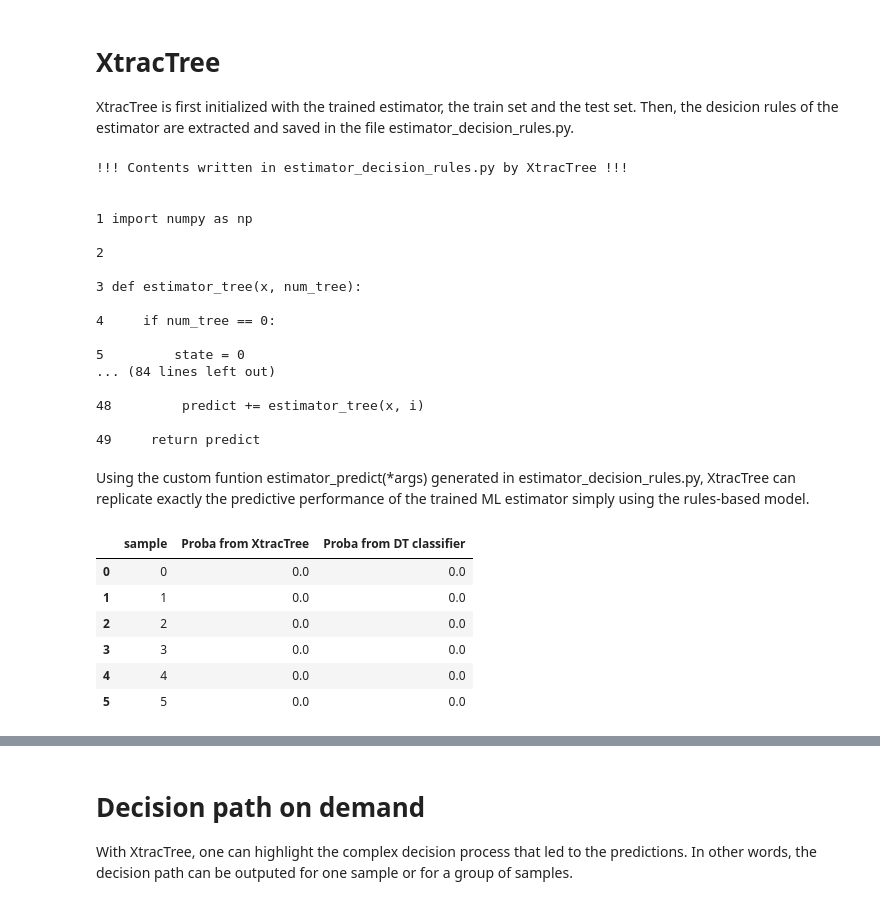
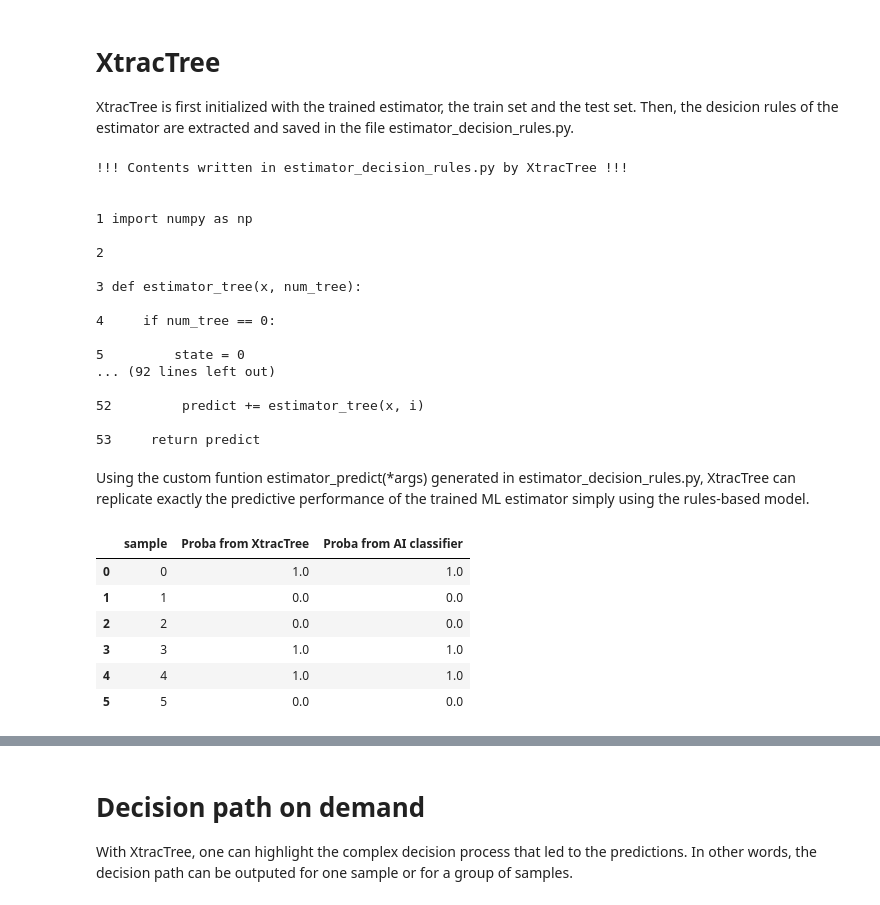
Before and after one commit to dagrate/xtractree, a Jupyter notebook: xtractree_demo.ipynb, the cells around one changed output, grey strips where cells are left out. Saved outputs shown, nothing was run; the diff lists cells and outputs as text; code cells hidden in the pictures.

```diff
--- a/xtractree_demo.ipynb
+++ b/xtractree_demo.ipynb
@@ -271,3 +530,17 @@ X_train, X_test, y_train, y_test = train_test_split(
+# %%
+# DATA IMPORT
+data=load_breast_cancer()
+for item in range(len(data.feature_names)):
+  data.feature_names[item]=data.feature_names[item].replace(' ', '_')
+df=pd.DataFrame(data.data, columns=data.feature_names)
+# DATA SPLIT
+X_train, X_test, y_train, y_test = train_test_split(
+    df,
+    data.target,
+    test_size=0.3,
+    shuffle=True,
+    random_state=42
+)
 # %% [markdown]
 # Estimator Definition
 in this demo, we illustrate XtracTree with a Decision Tree Classifier. By changing exp=1, one can test the notebook for a Random Forest Classifier.
@@ -307,14 +576,14 @@ estimatorFeatimportance = pd.DataFrame(d).sort_values(
 # XtracTree
 XtracTree is first initialized with the trained estimator, the train set and the test set. Then, the desicion rules of the estimator are extracted and saved in the file estimator_decision_rules.py.
 # %%
-p = XtracTree(estimator, X_train, X_test, out='estimator_decision_rules.py')
+p = XtracTree(estimator, X_train, X_test, out=outfile)
 p.build_model()
 #
 # output the contents of estimator_decision_rules.py
-file1 = open('estimator_decision_rules.py', 'r')
+file1 = open(outfile, 'r')
 Lines = file1.readlines()
 count = 0
-print("!!! Contents written in estimator_decision_rules.py by XtracTree !!!\n\n")
+print("!!! Contents written in "+outfile+" by XtracTree !!!\n\n")
 for line in Lines:
     count += 1
     print("{} {}".format(count, line))
@@ -331,34 +600,34 @@ for line in Lines:
 4     if num_tree == 0:
 
 5         state = 0
-... (84 lines left out)
+... (92 lines left out)
 
-48         predict += estimator_tree(x, i)
+52         predict += estimator_tree(x, i)
 
-49     return predict
+53     return predict
 # %% [markdown]
 Using the custom funtion estimator_predict(*args) generated in estimator_decision_rules.py, XtracTree can replicate exactly the predictive performance of the trained ML estimator simply using the rules-based model.
 # %%
 from estimator_decision_rules import estimator_predict
 
 sample_ids = [0,1,2,3,4,5]
 res_from_parser = np.zeros((len(sample_ids)))
 for n in range(len(sample_ids)):
   sample_id = sample_ids[n]
   sample_proba = estimator_predict(X_test.iloc[sample_id, :])
   res_from_parser[n] = sample_proba
 
 d = {"sample": sample_ids,
      "Proba from XtracTree": res_from_parser,
-     "Proba from DT classifier": estimator.predict_proba(X_test)[:, 1][sample_ids]}
+     "Proba from AI classifier": estimator.predict_proba(X_test)[:, 1][sample_ids]}
 pd.DataFrame(d)
 # %% [output]
-|  | sample | Proba from XtracTree | Proba from DT classifier |
-| 0 | 0 | 0.0 | 0.0 |
+|  | sample | Proba from XtracTree | Proba from AI classifier |
+| 0 | 0 | 1.0 | 1.0 |
 | 1 | 1 | 0.0 | 0.0 |
 | 2 | 2 | 0.0 | 0.0 |
-| 3 | 3 | 0.0 | 0.0 |
-| 4 | 4 | 0.0 | 0.0 |
+| 3 | 3 | 1.0 | 1.0 |
+| 4 | 4 | 1.0 | 1.0 |
 | 5 | 5 | 0.0 | 0.0 |
 # %%
 sample_ids = np.arange(0, len(X_test[:15000]))
```
Also changed, not shown: parts of 9 cells of this notebook.
